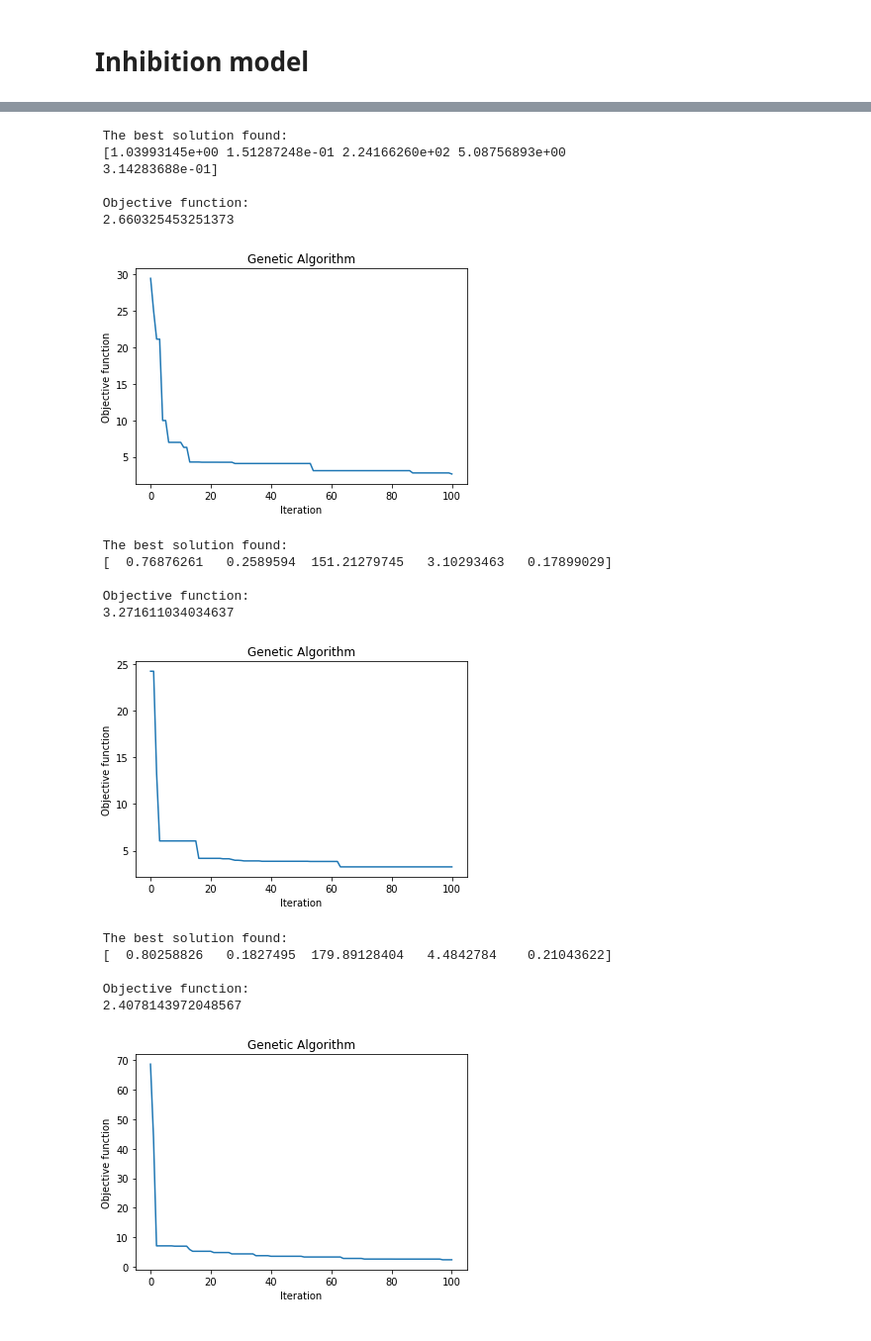
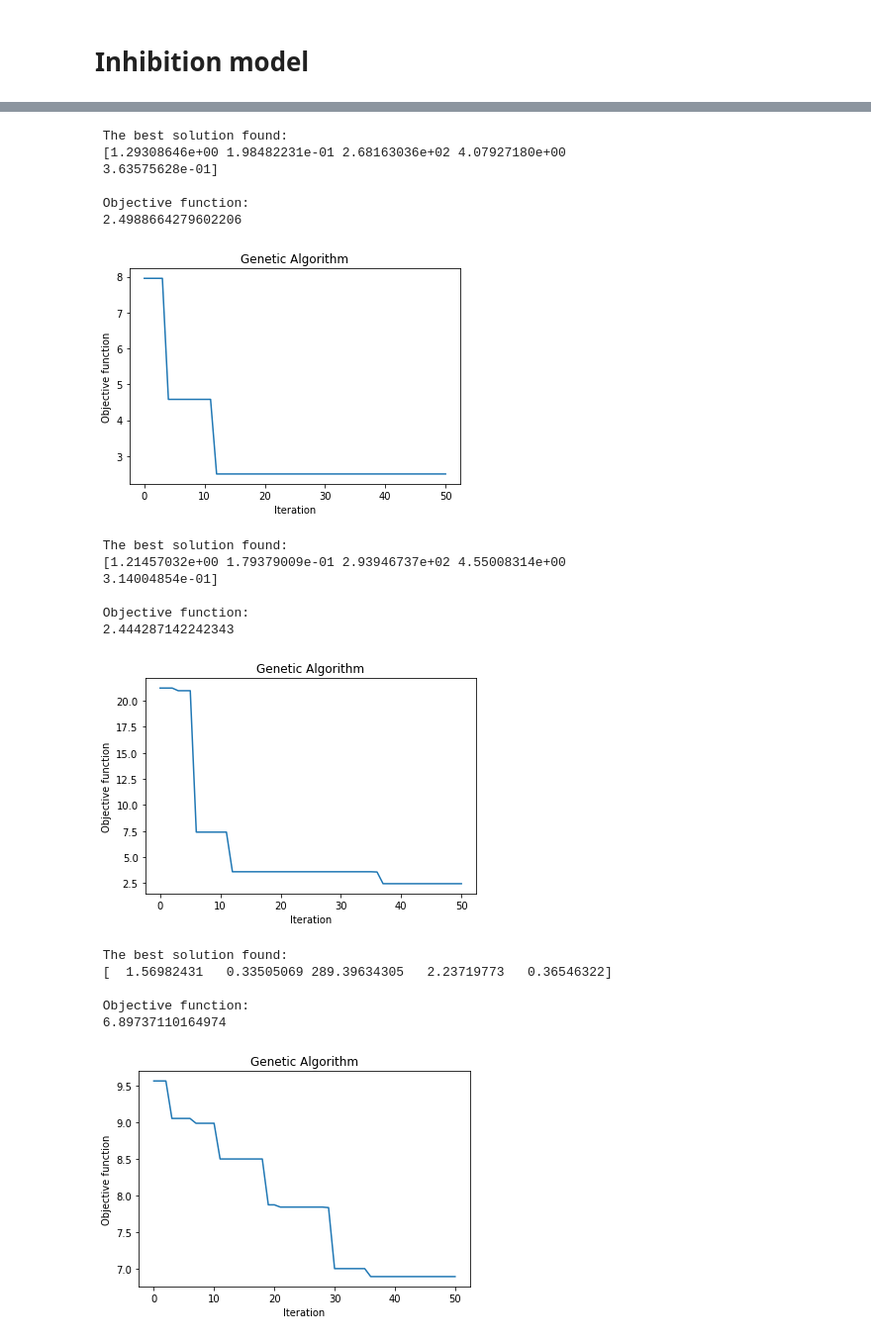
Before and after one commit to juanmggb/maestria, a Jupyter notebook: parameter_estimation/parameter_estimation.ipynb, the cells around one changed output, grey strips where cells are left out. Shown at 99% size. Drawn from its saved outputs; the diff is of its cells as text; code cells hidden in the pictures.

```diff
--- a/parameter_estimation/parameter_estimation.ipynb
+++ b/parameter_estimation/parameter_estimation.ipynb
@@ -155,15 +174,25 @@ fitness_function_monod([mu_max, yxs, ks, ypx])
 fitness_function_inhibition([mu_max, yxs, ks, ypx, ki])
 # %% [output]
 2.221335566886478
+# %%
+# Configuramos algoritmo genetico
+algorithm_param = {'max_num_iteration': 50,\
+                   'population_size':50,\
+                   'mutation_probability':0.2,\
+                   'elit_ratio': 0.01,\
+                   'crossover_probability': 0.8,\
+                   'parents_portion': 0.5,\
+                   'crossover_type':'uniform',\
+                   'max_iteration_without_improv':None}
 # %% [markdown]
 # Monod
 # %%
 # Establecer los rangos de busqueda para las variables de decision
 varbound_monod=np.array([
-    [0,3], # mu_max
-    [0,1], # yxs
-    [100,300], # ks
-    [0,10] # ypx
+    [1,3], # mu_max
+    [0.05,1], # yxs
+    [200,300], # ks
+    [1,10] # ypx
 ])
 # %%
 model_monod=ga(function=fitness_function_monod,
@@ -266,11 +296,11 @@ ypx = 4
 # %%
 # Establecer los rangos de busqueda para las variables de decision
 varbound_inhibition=np.array([
-    [0,3], # mu_max
-    [0,1], # yxs
-    [100,300], # ks
-    [0,10], # ypx
-    [0, 1] # ki
+    [1,3], # mu_max
+    [0.05,1], # yxs
+    [200,300], # ks
+    [1,10], # ypx
+    [0.05,0.5] # ki
 ])
 # %%
 model_inhibition=ga(function=fitness_function_inhibition,
@@ -280,10 +310,10 @@ model_inhibition=ga(function=fitness_function_inhibition,
          algorithm_parameters=algorithm_param)
 # %%
 best_function_inhibition = []
-best_values_inhibition = np.zeros((5, varbound_inhibition.shape[0]))
+best_values_inhibition = np.zeros((10, varbound_inhibition.shape[0]))
 # Realizar la busqueda
 start_time = clock()
-for i in range(5):
+for i in range(10):
     model_inhibition.run()
     best_function_inhibition.append(model_inhibition.best_function)
     best_values_inhibition[i,:] = model_inhibition.best_variable
@@ -299,20 +329,21 @@ end_time = clock()
  The best solution found:
- [1.03993145e+00 1.51287248e-01 2.24166260e+02 5.08756893e+00
- 3.14283688e-01]
+ [1.29308646e+00 1.98482231e-01 2.68163036e+02 4.07927180e+00
+ 3.63575628e-01]
 
  Objective function:
- 2.660325453251373
+ 2.4988664279602206
-[figure, old version]
+[figure, new version]
  The best solution found:
- [  0.76876261   0.2589594  151.21279745   3.10293463   0.17899029]
+ [1.21457032e+00 1.79379009e-01 2.93946737e+02 4.55008314e+00
+ 3.14004854e-01]
 
  Objective function:
- 3.271611034034637
+ 2.444287142242343
-[figure, old version]
+[figure, new version]
  The best solution found:
- [  0.80258826   0.1827495  179.89128404   4.4842784    0.21043622]
+ [  1.56982431   0.33505069 289.39634305   2.23719773   0.36546322]
 
  Objective function:
- 2.4078143972048567
+ 6.89737110164974
-[figure, old version]
+[figure, new version]
  The best solution found:
```
Also changed, not shown: parts of 22 cells of this notebook.
